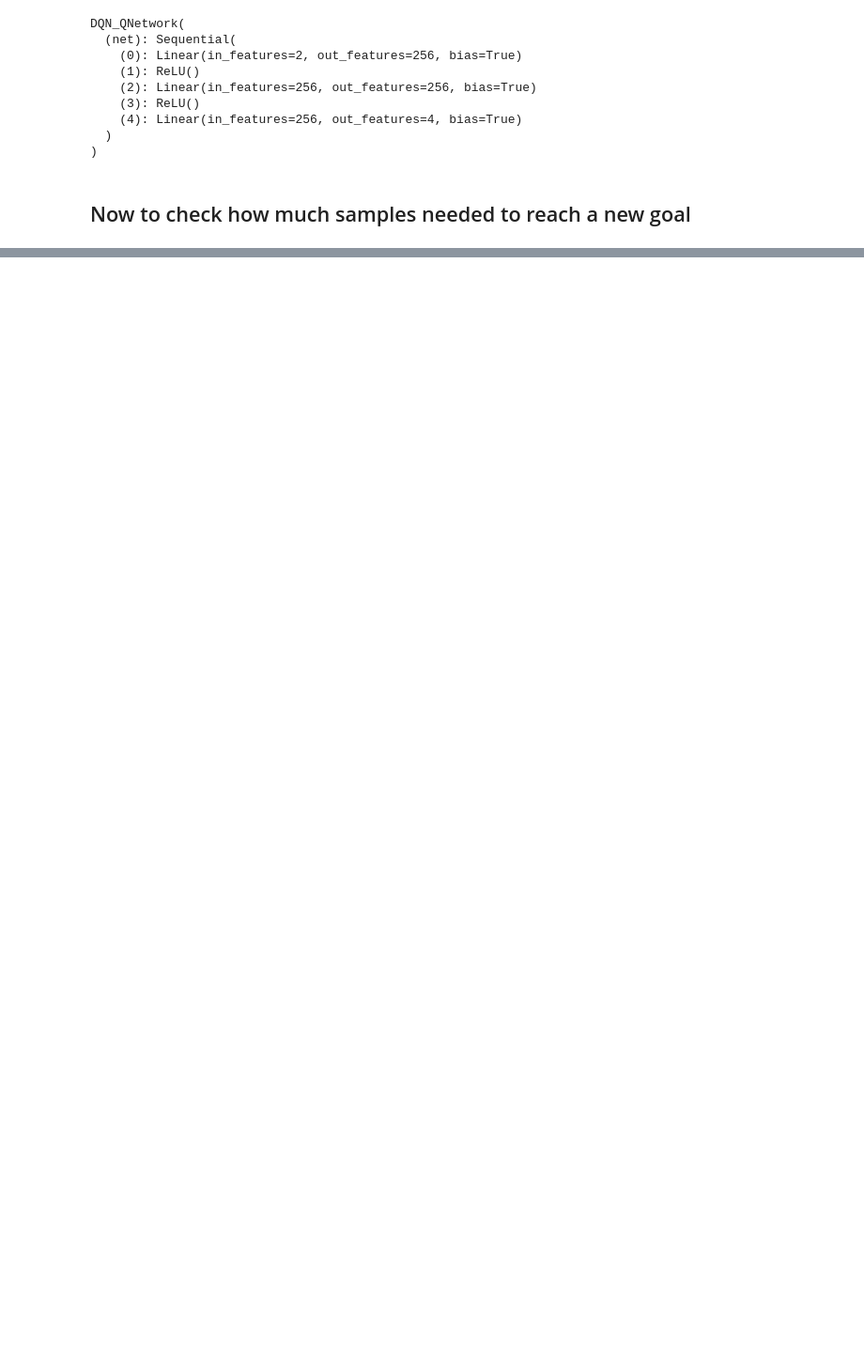
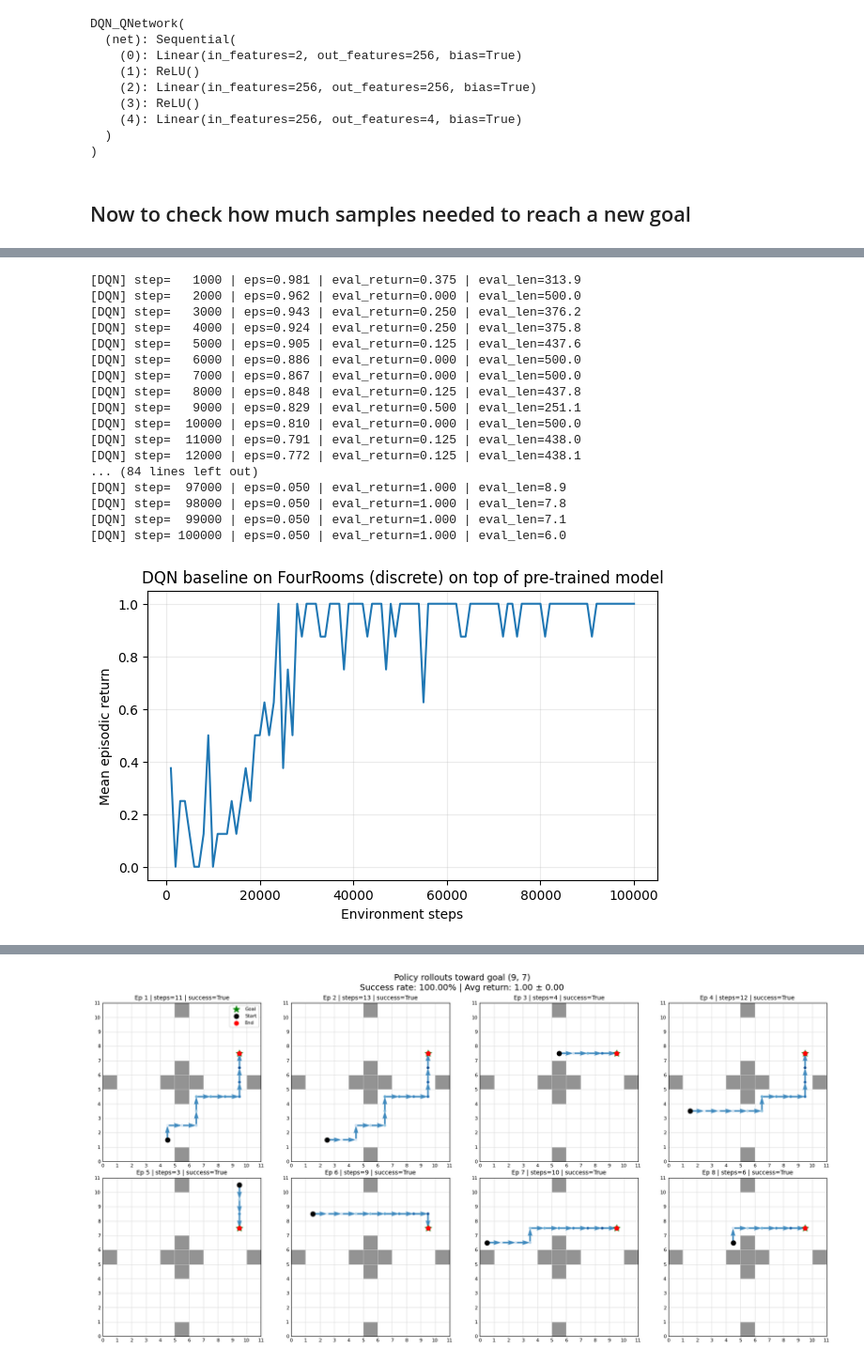
Before and after one commit to tanjun8802/MSc_Dissertation, a Jupyter notebook: src/experiments/baselines/DQN.ipynb, the cells around one changed output, grey strips where cells are left out. Shown at 94% size. Cells and saved outputs as stored; diff of their text form; code cells hidden in the pictures; blank space fills up the shorter version.

```diff
--- a/src/experiments/baselines/DQN.ipynb
+++ b/src/experiments/baselines/DQN.ipynb
@@ -341,0 +525,79 @@ Average return: 1.00 ± 0.00
+# %%
+NEW_GOAL = (9, 7)
+
+new_env = make_env(goal=NEW_GOAL)
+
+q_target_new = DQN_QNetwork(obs_dim, num_actions).to(DEVICE)
+q_target_new.load_state_dict(q_net.state_dict())
+for p in q_target_new.parameters():
+    p.requires_grad_(False)
+
+for p in q_net.parameters():
+    p.requires_grad_(False)
+
+for p in q_net.net[-1].parameters():
+    p.requires_grad_(True)
+
+
+dqn_q_new, dqn_eval_new = dqn_train(env=new_env, q_network=dqn_q_first, q_target_network=q_target_new,goal=NEW_GOAL, params=q_net.net[-1].parameters())
+
+if dqn_eval_new:
+    xs, ys = zip(*dqn_eval_new)
+    plt.figure(figsize=(7, 4))
+    plt.plot(xs, ys)
+    plt.xlabel('Environment steps')
+    plt.ylabel('Mean episodic return')
+    plt.title('DQN baseline on FourRooms (discrete) on top of pre-trained model')
+    plt.grid(alpha=0.25)
+    plt.show()
+
+
+dqn_q_new.eval()
+eval_env_new = make_env(goal=NEW_GOAL)
+
+
+plot_policy_rollouts(
+    env=eval_env_new,
+    policy_fn=lambda obs: dqn_policy_fn(obs, q_network=dqn_q_new),
+    goal_pos=NEW_GOAL,
+    eval_episodes=8,
+    n_cols=4,
+    is_discrete=True,
+    step_point_size=12,
+    start_size=60,
+    end_size=50,
+    goal_size=130,
+    arrow_width=0.01,
+)
+
+plot_q_diagnostics(
+    env=eval_env_new,
+    value_fn=lambda obs_batch: dqn_value_fn(obs_batch, q_network=dqn_q_new),
+    actor_fn=None,
+    is_discrete=True,
+    num_actions=4,
+    action_names=['Up', 'Down', 'Left', 'Right'],
+    goal_pos=NEW_GOAL,
+    eval_returns=dqn_eval_new,
+)
+
+eval_env_new.close()
+# %% [output]
+[DQN] step=   1000 | eps=0.981 | eval_return=0.375 | eval_len=313.9
+[DQN] step=   2000 | eps=0.962 | eval_return=0.000 | eval_len=500.0
+[DQN] step=   3000 | eps=0.943 | eval_return=0.250 | eval_len=376.2
+[DQN] step=   4000 | eps=0.924 | eval_return=0.250 | eval_len=375.8
+[DQN] step=   5000 | eps=0.905 | eval_return=0.125 | eval_len=437.6
+[DQN] step=   6000 | eps=0.886 | eval_return=0.000 | eval_len=500.0
+[DQN] step=   7000 | eps=0.867 | eval_return=0.000 | eval_len=500.0
+[DQN] step=   8000 | eps=0.848 | eval_return=0.125 | eval_len=437.8
+[DQN] step=   9000 | eps=0.829 | eval_return=0.500 | eval_len=251.1
+[DQN] step=  10000 | eps=0.810 | eval_return=0.000 | eval_len=500.0
+[DQN] step=  11000 | eps=0.791 | eval_return=0.125 | eval_len=438.0
+[DQN] step=  12000 | eps=0.772 | eval_return=0.125 | eval_len=438.1
+... (84 lines left out)
+[DQN] step=  97000 | eps=0.050 | eval_return=1.000 | eval_len=8.9
+[DQN] step=  98000 | eps=0.050 | eval_return=1.000 | eval_len=7.8
+[DQN] step=  99000 | eps=0.050 | eval_return=1.000 | eval_len=7.1
+[DQN] step= 100000 | eps=0.050 | eval_return=1.000 | eval_len=6.0
+[figure, added]
@@ -341,0 +615 @@ Average return: 1.00 ± 0.00
+[figure, added]
```
Also changed, not shown: parts of 7 cells of this notebook, 4 other files.
